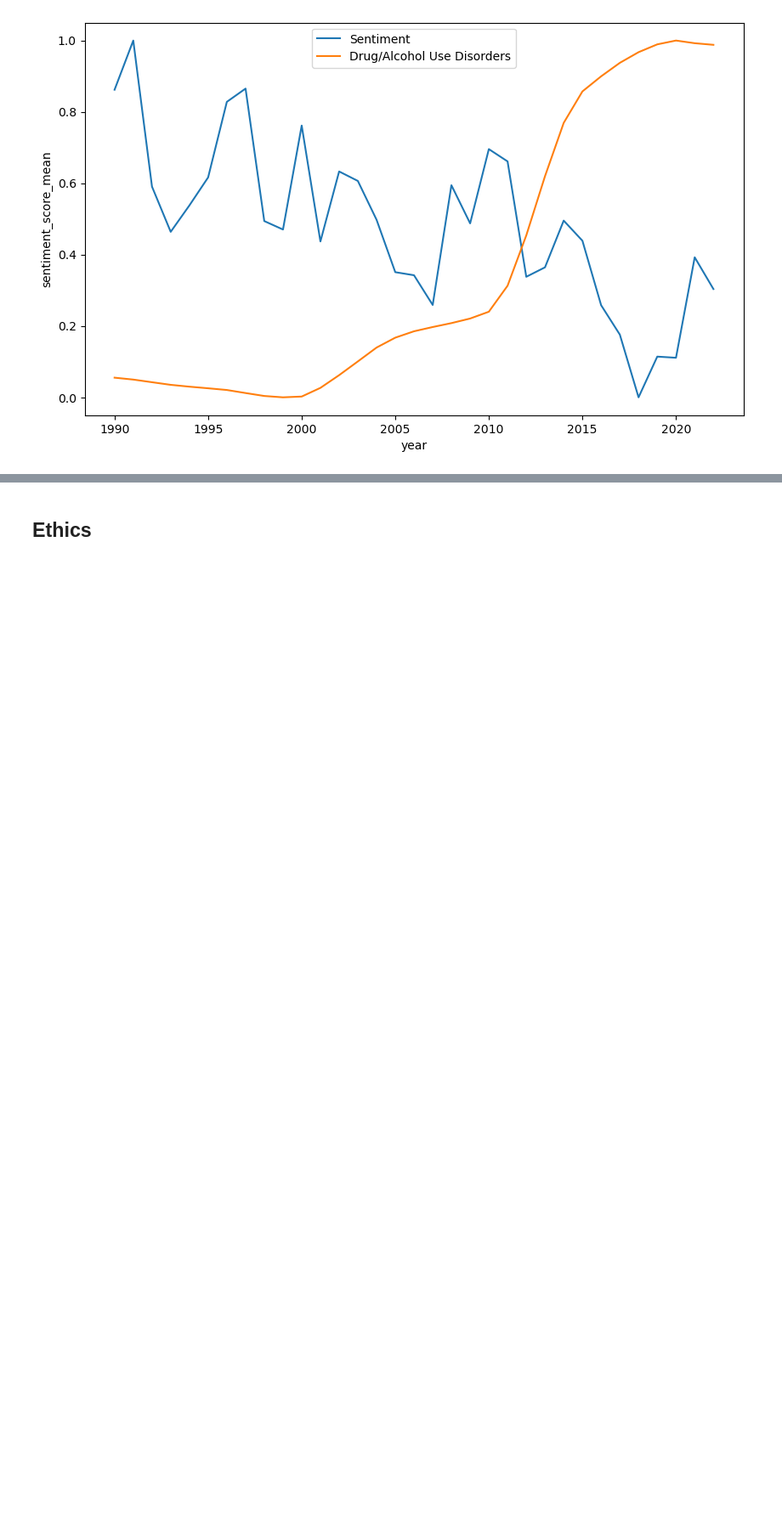
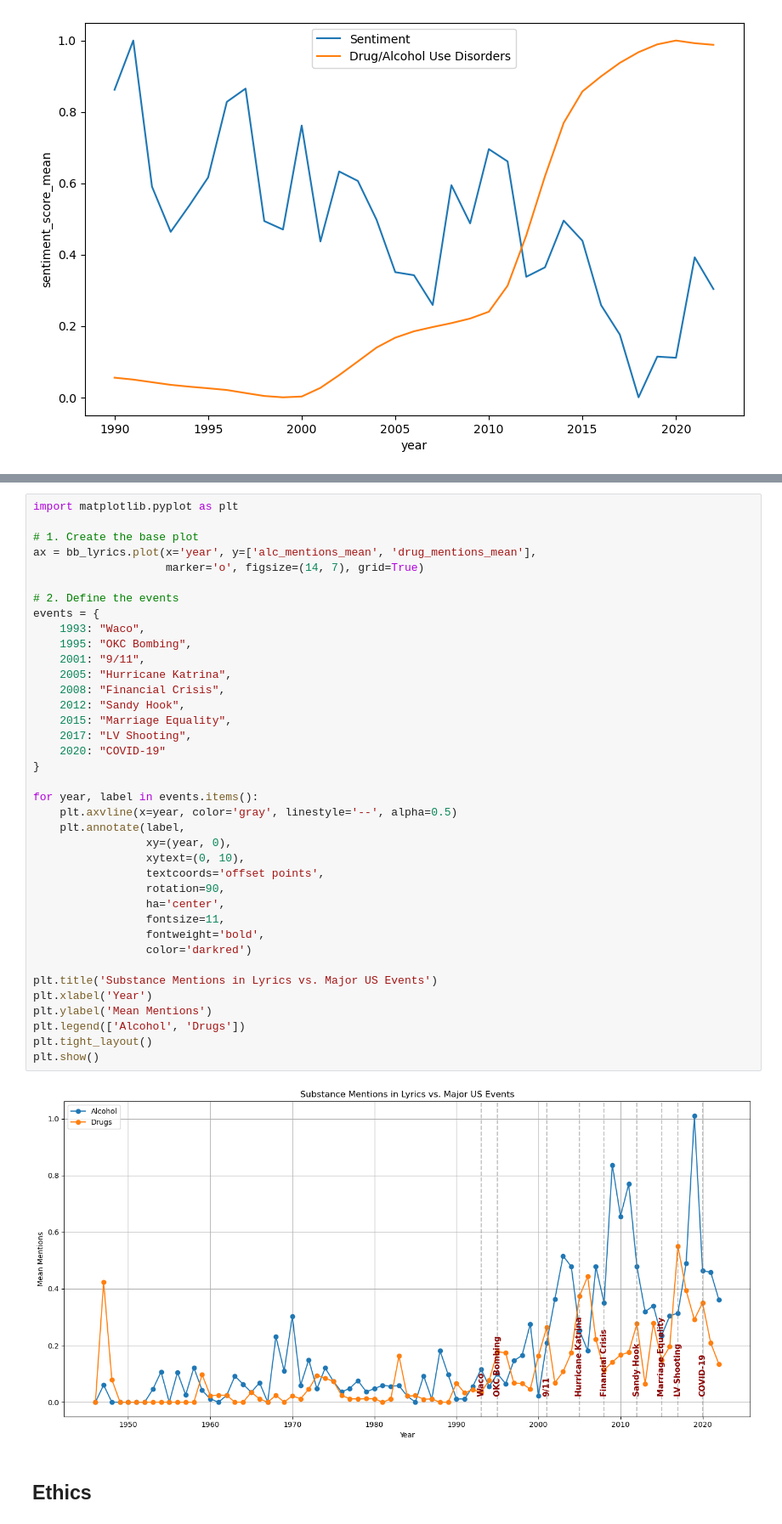
Before and after one commit to COGS108/Group104_WI26, a Jupyter notebook: 03-FinalProject.ipynb, the cells around one changed output, grey strips where cells are left out. Shown at 85% size. Saved outputs shown, nothing was run; the diff lists cells and outputs as text; blank space fills up the shorter version.

```diff
--- a/03-FinalProject.ipynb
+++ b/03-FinalProject.ipynb
@@ -356,3 +363,43 @@ Some more words and stuff.  Remember notebooks work best if you interleave the c
+# %%
+import matplotlib.pyplot as plt
+
+# 1. Create the base plot
+ax = bb_lyrics.plot(x='year', y=['alc_mentions_mean', 'drug_mentions_mean'],
+                    marker='o', figsize=(14, 7), grid=True)
+
+# 2. Define the events
+events = {
+    1993: "Waco",
+    1995: "OKC Bombing",
+    2001: "9/11",
+    2005: "Hurricane Katrina",
+    2008: "Financial Crisis",
+    2012: "Sandy Hook",
+    2015: "Marriage Equality",
+    2017: "LV Shooting",
+    2020: "COVID-19"
+}
+
+for year, label in events.items():
+    plt.axvline(x=year, color='gray', linestyle='--', alpha=0.5)
+    plt.annotate(label,
+                 xy=(year, 0),
+                 xytext=(0, 10),
+                 textcoords='offset points',
+                 rotation=90,
+                 ha='center',
+                 fontsize=11,
+                 fontweight='bold',
+                 color='darkred')
+
+plt.title('Substance Mentions in Lyrics vs. Major US Events')
+plt.xlabel('Year')
+plt.ylabel('Mean Mentions')
+plt.legend(['Alcohol', 'Drugs'])
+plt.tight_layout()
+plt.show()
+# %% [output]
+[figure, added]
 # %% [markdown]
 ## Ethics
 # %% [markdown]
```
Also changed, not shown: parts of 3 cells of this notebook.
